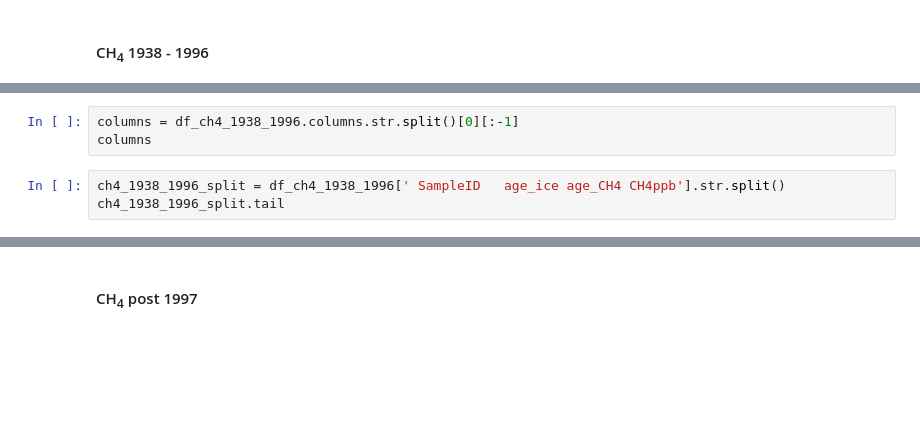
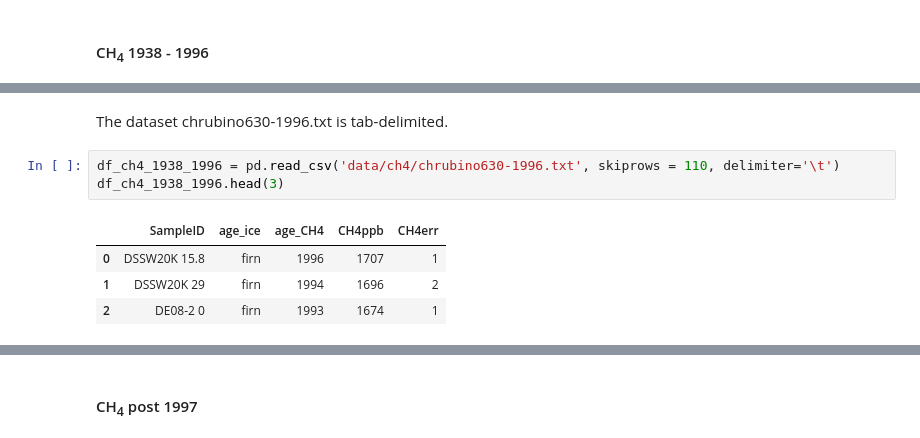
Before and after one commit to nurbujang/2progdaw23, a Jupyter notebook: project2.ipynb, the cells around one changed output, grey strips where cells are left out. Drawn from its saved outputs; the diff is of its cells as text; blank space fills up the shorter version.

```diff
--- a/project2.ipynb
+++ b/project2.ipynb
@@ -482,6 +501,10 @@ df_ch4_1938_1996.head(3)
-# %%
-columns = df_ch4_1938_1996.columns.str.split()[0][:-1]
-columns
-# %%
-ch4_1938_1996_split = df_ch4_1938_1996[' SampleID	age_ice	age_CH4	CH4ppb'].str.split()
-ch4_1938_1996_split.tail
+# %% [markdown]
+The dataset chrubino630-1996.txt is tab-delimited.
+# %%
+df_ch4_1938_1996 = pd.read_csv('data/ch4/chrubino630-1996.txt', skiprows = 110, delimiter='\t')
+df_ch4_1938_1996.head(3)
+# %% [output]
+|  | SampleID | age_ice | age_CH4 | CH4ppb | CH4err |
+| 0 | DSSW20K 15.8 | firn | 1996 | 1707 | 1 |
+| 1 | DSSW20K 29 | firn | 1994 | 1696 | 2 |
+| 2 | DE08-2 0 | firn | 1993 | 1674 | 1 |
```
Also changed, not shown: parts of 37 cells of this notebook, 2 other files.
